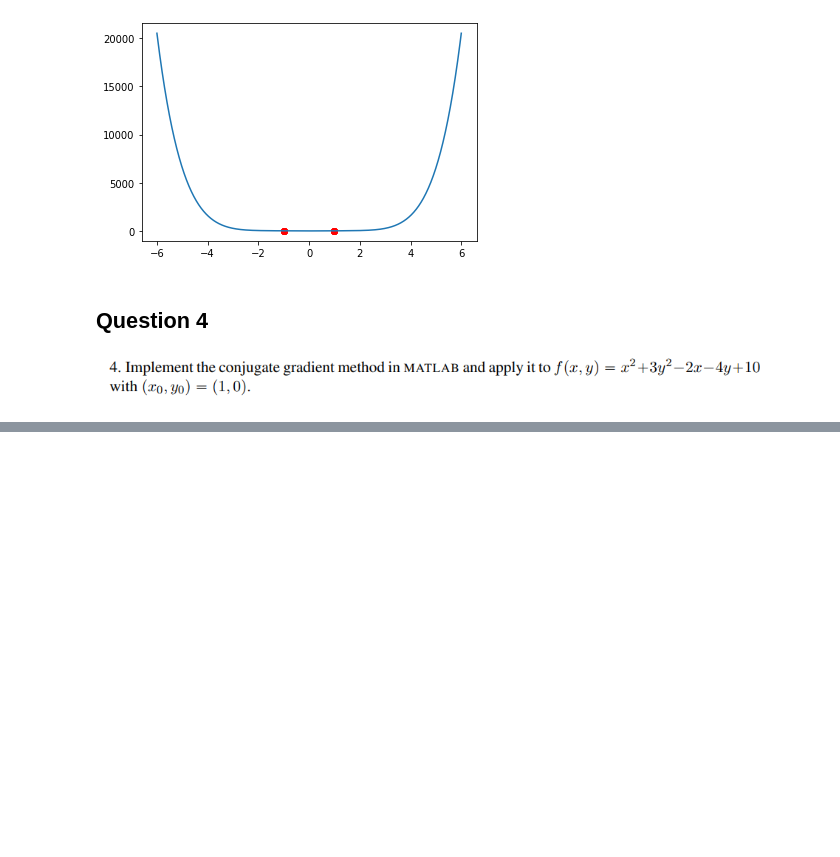
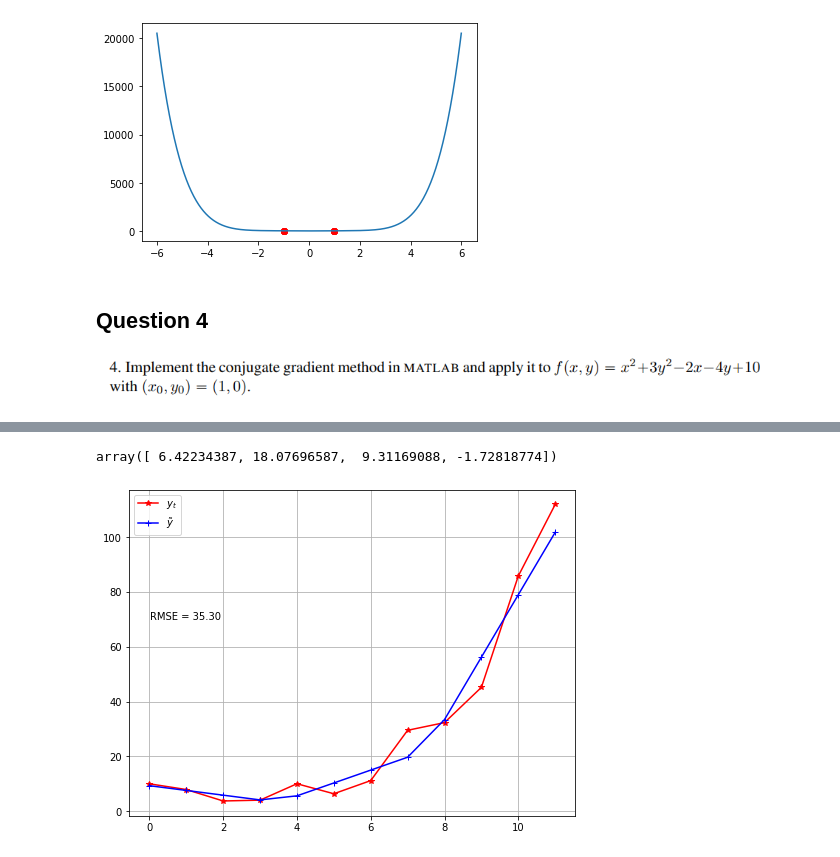
Before and after one commit to YassYe/LinearProgramingBonanza, a Jupyter notebook: week9Problems.ipynb, the cells around one changed output, grey strips where cells are left out. Cells and saved outputs as stored; diff of their text form; code cells hidden in the pictures; blank space fills up the shorter version.

```diff
--- a/week9Problems.ipynb
+++ b/week9Problems.ipynb
@@ -227,0 +263,22 @@ plt.savefig("ters4.pdf")
+# %%
+X = np.stack((np.maximum(np.zeros((1,t.shape[0])),t-3.5).squeeze(), np.maximum(np.zeros((1,t.shape[0])), t - 7.5).squeeze(), np.ones((1,t.shape[0])).squeeze(), t)).T
+coeff = np.linalg.pinv(X.T@X)@X.T@y
+coeff
+# %% [output]
+array([ 6.42234387, 18.07696587,  9.31169088, -1.72818774])
+# %%
+def ybar(t):
+    X = np.stack((np.maximum(np.zeros((1,t.shape[0])),t-3.5).squeeze(), np.maximum(np.zeros((1,t.shape[0])), t - 7.5).squeeze(), np.ones((1,t.shape[0])).squeeze(), t)).T
+    return coeff@X.T
+
+ybar1 = ybar(tnew)
+plt.figure(figsize = (8,6))
+plt.plot(tnew,ynew, "r-*")
+plt.grid("True")
+plt.plot(tnew,ybar(tnew), "b-+")
+plt.legend([r"$y_t$", r"$\tilde{y}$"])
+RMSE = np.dot(ybar1-ynew, ybar1 -ynew)/(num+1)
+plt.text(0.01,70, "RMSE = {:.2f}".format(RMSE), fontsize = 10)
+plt.show()
+# %% [output]
+[figure, added]
```
Also changed, not shown: parts of 9 cells of this notebook, 1 other file.
